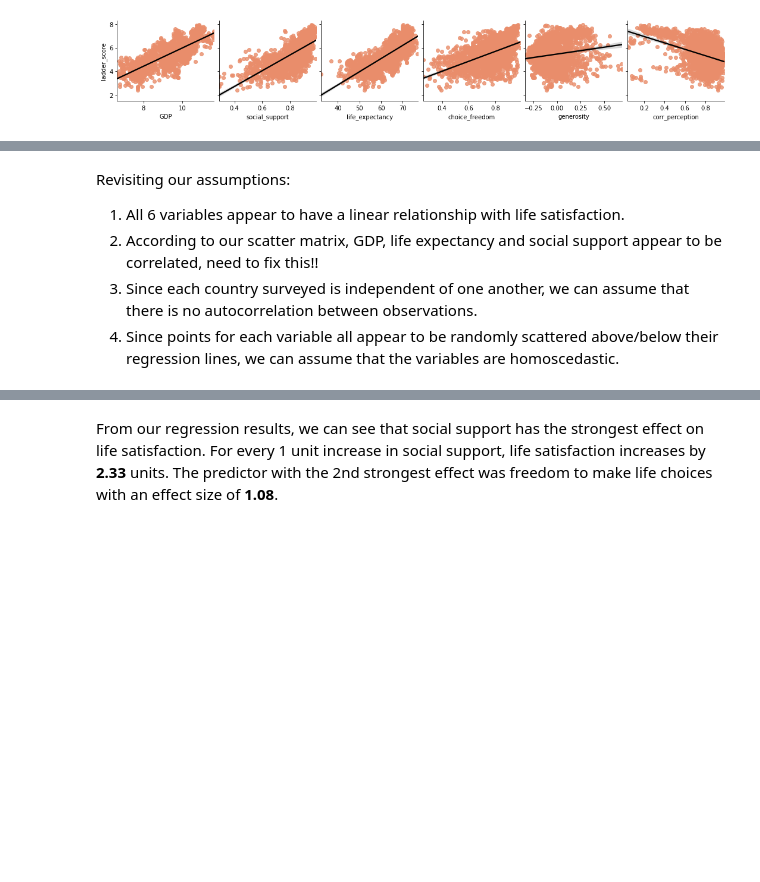
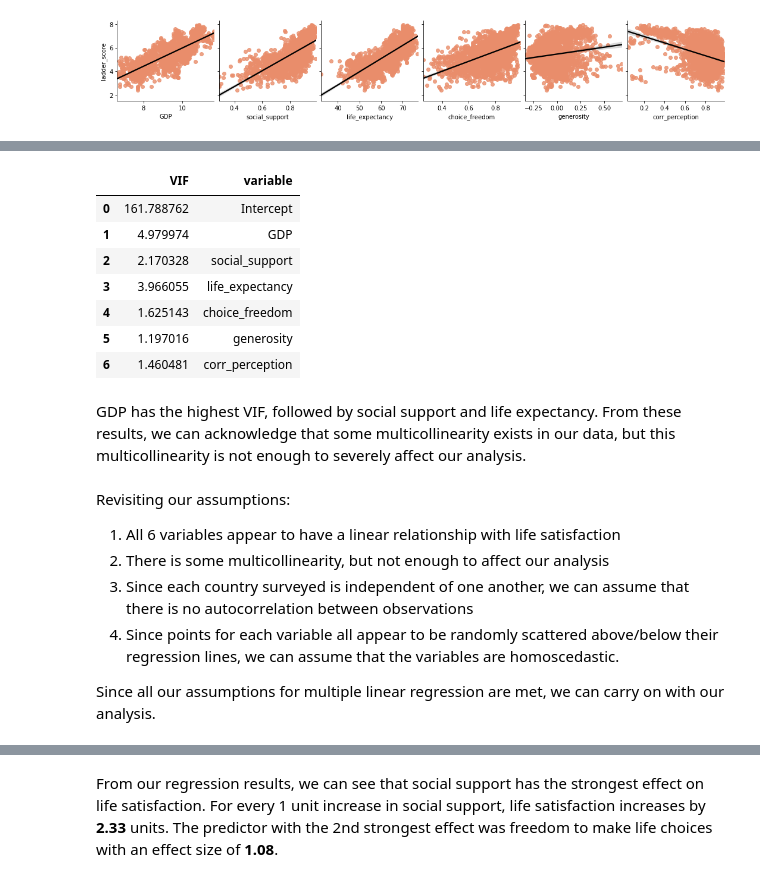
Before and after one commit to alanlwang1/COGS108_Final, a Jupyter notebook: FinalProject_group036.ipynb, the cells around one changed output, grey strips where cells are left out. Drawn from its saved outputs; the diff is of its cells as text; code cells hidden in the pictures; blank space fills up the shorter version.

Commit message:
updated regression, descrptions

```diff
--- a/FinalProject_group036.ipynb
+++ b/FinalProject_group036.ipynb
@@ -775,9 +801,34 @@ ax = sns.pairplot(df1,
+# %%
+# Calculating VIF of each indicator
+# Source: https://www.statology.org/how-to-calculate-vif-in-python/
+#find design matrix for linear regression model using 'rating' as response variable
+y, X = patsy.dmatrices('pos_affect ~ GDP + social_support + life_expectancy + choice_freedom + generosity + corr_perception', data=df2, return_type='dataframe')
+
+#calculate VIF for each explanatory variable
+vif = pd.DataFrame()
+vif['VIF'] = [variance_inflation_factor(X.values, i) for i in range(X.shape[1])]
+vif['variable'] = X.columns
+
+vif
+# %% [output]
+|  | VIF | variable |
+| 0 | 161.788762 | Intercept |
+| 1 | 4.979974 | GDP |
+| 2 | 2.170328 | social_support |
+| 3 | 3.966055 | life_expectancy |
+| 4 | 1.625143 | choice_freedom |
+| 5 | 1.197016 | generosity |
+| 6 | 1.460481 | corr_perception |
+# %% [markdown]
+GDP has the highest VIF, followed by social support and life expectancy. From these results, we can acknowledge that some multicollinearity exists in our data, but this multicollinearity is not enough to severely affect our analysis.
 # %% [markdown]
 Revisiting our assumptions:
-1. All 6 variables appear to have a linear relationship with life satisfaction.
-2. According to our scatter matrix, GDP, life expectancy and social support appear to be correlated, need to fix this!!
-3. Since each country surveyed is independent of one another, we can assume that there is no autocorrelation between observations.
+1. All 6 variables appear to have a linear relationship with life satisfaction
+2. There is some multicollinearity, but not enough to affect our analysis
+3. Since each country surveyed is independent of one another, we can assume that there is no autocorrelation between observations
 4. Since points for each variable all appear to be randomly scattered above/below their regression lines, we can assume that the variables are homoscedastic.
+
+Since all our assumptions for multiple linear regression are met, we can carry on with our analysis.
 # %%
 # Conduct multiple linear regression
 outcome, predictors = patsy.dmatrices('ladder_score ~ GDP + social_support + life_expectancy + choice_freedom + generosity + corr_perception', df1)
```
Also changed, not shown: parts of 24 cells of this notebook.
